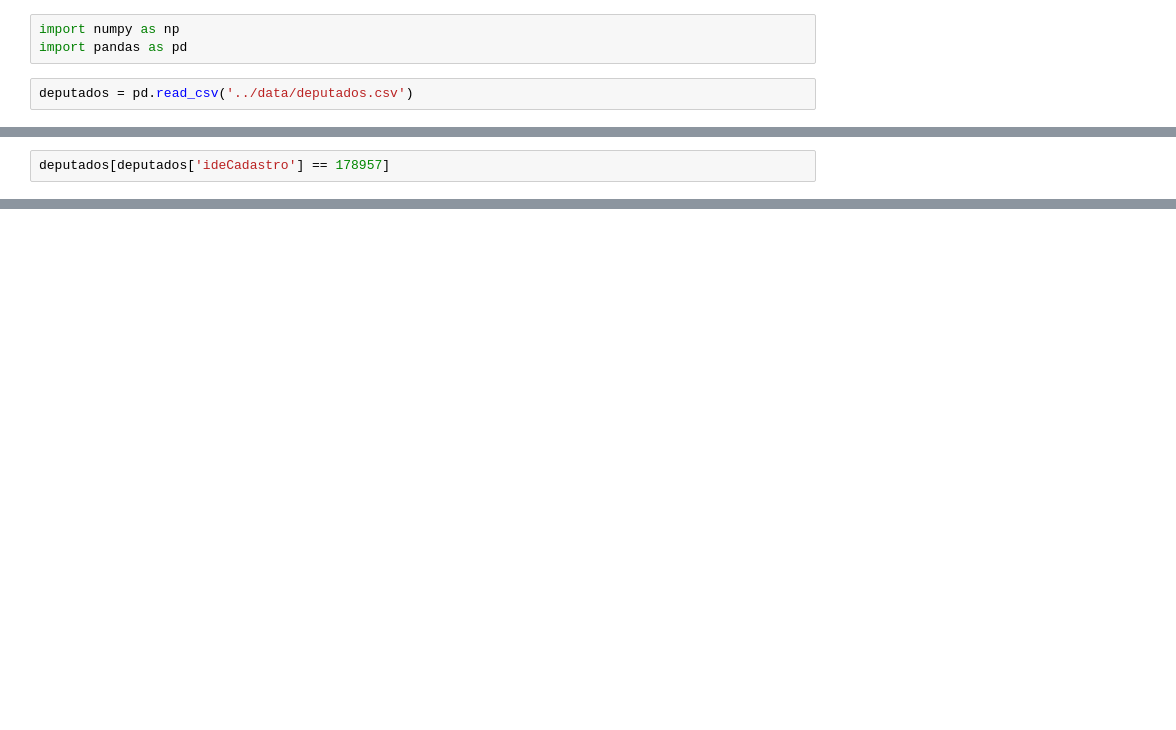
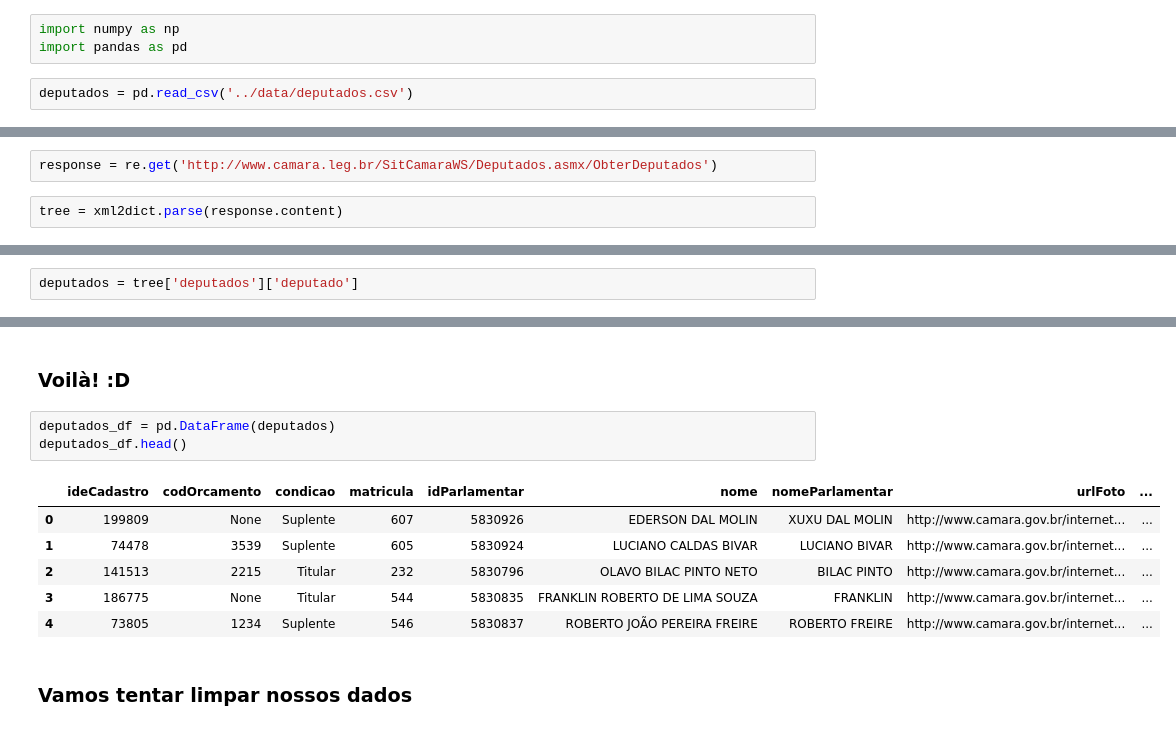
Before and after one commit to devfest-ufrn/eentaodeputado, a Jupyter notebook: data-analysis/eda_deputados.ipynb, the cells around one changed output, grey strips where cells are left out. Cells and saved outputs as stored; diff of their text form; blank space fills up the shorter version.

Commit message:
Ajustes nos dataset de deputados

```diff
--- a/data-analysis/eda_deputados.ipynb
+++ b/data-analysis/eda_deputados.ipynb
@@ -22,0 +29,4 @@ deputados.head()
+# %%
+response = re.get('http://www.camara.leg.br/SitCamaraWS/Deputados.asmx/ObterDeputados')
+# %%
+tree = xml2dict.parse(response.content)
@@ -23,2 +37,2 @@ deputados.head()
 # %%
-deputados[deputados['ideCadastro'] == 178957]
+deputados = tree['deputados']['deputado']
@@ -27,0 +59,14 @@ deputados[deputados['ideCadastro'] == 178957]
+# %% [markdown]
+### Voilà! :D
+# %%
+deputados_df = pd.DataFrame(deputados)
+deputados_df.head()
+# %% [output]
+|  | ideCadastro | codOrcamento | condicao | matricula | idParlamentar | nome | nomeParlamentar | urlFoto | ... |
+| 0 | 199809 | None | Suplente | 607 | 5830926 | EDERSON DAL MOLIN | XUXU DAL MOLIN | http://www.camara.gov.br/internet... | ... |
+| 1 | 74478 | 3539 | Suplente | 605 | 5830924 | LUCIANO CALDAS BIVAR | LUCIANO BIVAR | http://www.camara.gov.br/internet... | ... |
+| 2 | 141513 | 2215 | Titular | 232 | 5830796 | OLAVO BILAC PINTO NETO | BILAC PINTO | http://www.camara.gov.br/internet... | ... |
+| 3 | 186775 | None | Titular | 544 | 5830835 | FRANKLIN ROBERTO DE LIMA SOUZA | FRANKLIN | http://www.camara.gov.br/internet... | ... |
+| 4 | 73805 | 1234 | Suplente | 546 | 5830837 | ROBERTO JOÃO PEREIRA FREIRE | ROBERTO FREIRE | http://www.camara.gov.br/internet... | ... |
+# %% [markdown]
+### Vamos tentar limpar nossos dados
```
Also changed, not shown: parts of 9 cells of this notebook, 3 other files.
